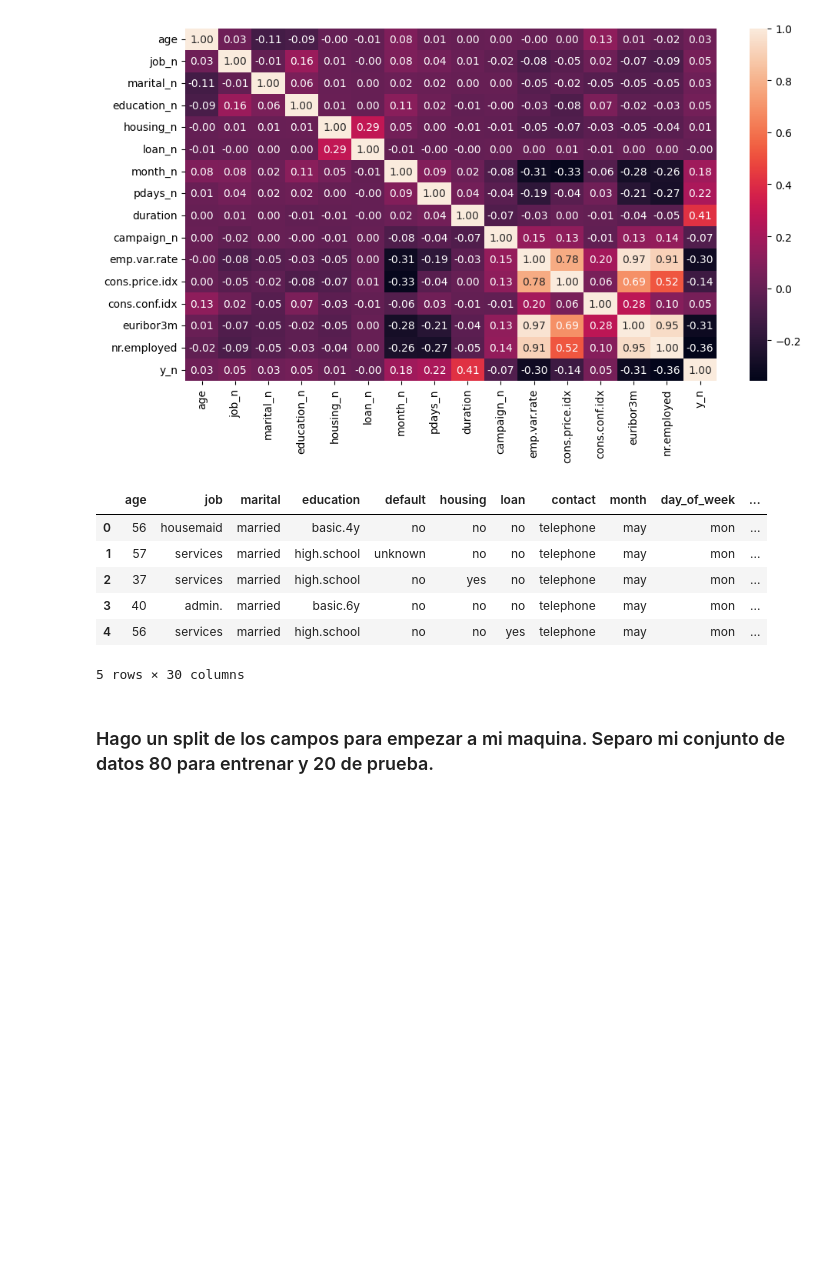
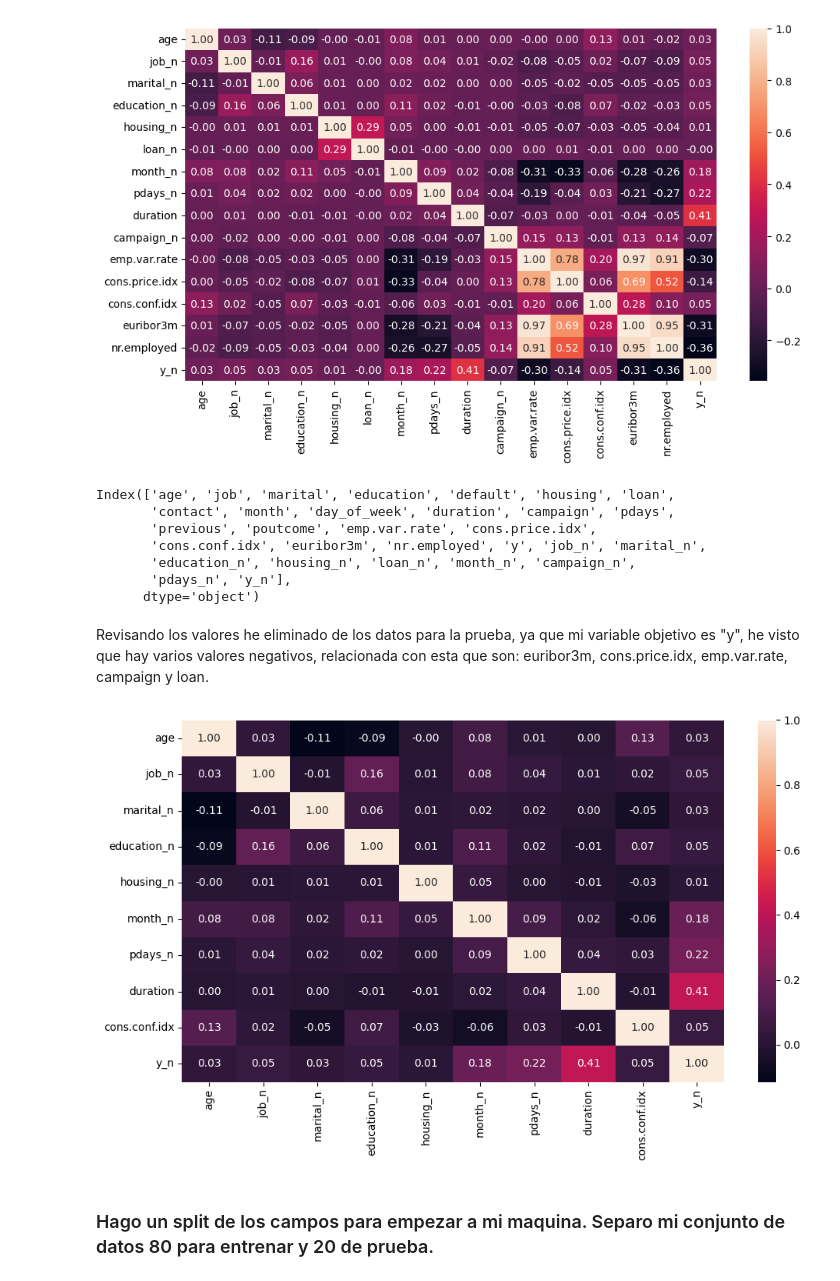
Before and after one commit to 4GeeksAcademy/machine-learning-python-template_jgg, a Jupyter notebook: src/explore.ipynb, the cells around one changed output. Drawn from its saved outputs; the diff is of its cells as text; code cells hidden in the pictures; blank space fills up the shorter version.

```diff
--- a/src/explore.ipynb
+++ b/src/explore.ipynb
@@ -248,15 +248,28 @@ plt.show()
 # %% [output]
 [figure]
 # %%
-dm_copia.head()
+dm_copia.columns
 # %% [output]
-|  | age | job | marital | education | default | housing | loan | contact | month | day_of_week | ... |
-| 0 | 56 | housemaid | married | basic.4y | no | no | no | telephone | may | mon | ... |
-| 1 | 57 | services | married | high.school | unknown | no | no | telephone | may | mon | ... |
-| 2 | 37 | services | married | high.school | no | yes | no | telephone | may | mon | ... |
-| 3 | 40 | admin. | married | basic.6y | no | no | no | telephone | may | mon | ... |
-| 4 | 56 | services | married | high.school | no | no | yes | telephone | may | mon | ... |
-5 rows × 30 columns
+Index(['age', 'job', 'marital', 'education', 'default', 'housing', 'loan',
+       'contact', 'month', 'day_of_week', 'duration', 'campaign', 'pdays',
+       'previous', 'poutcome', 'emp.var.rate', 'cons.price.idx',
+       'cons.conf.idx', 'euribor3m', 'nr.employed', 'y', 'job_n', 'marital_n',
+       'education_n', 'housing_n', 'loan_n', 'month_n', 'campaign_n',
+       'pdays_n', 'y_n'],
+      dtype='object')
+# %% [markdown]
+Revisando los valores he eliminado de los datos para la prueba, ya que mi variable objetivo es "y", he visto que hay varios valores negativos, relacionada con esta que son: euribor3m, cons.price.idx, emp.var.rate, campaign y loan.
+# %%
+fig, axis = plt.subplots(figsize = (10, 6))
+
+sns.heatmap(dm_copia[['age', 'job_n', 'marital_n', 'education_n', 'housing_n',
+              'month_n', 'pdays_n','duration','cons.conf.idx','y_n']].corr(), annot = True, fmt = ".2f")
+
+plt.tight_layout()
+
+plt.show()
+# %% [output]
+[figure, added]
 # %% [markdown]
 ### Hago un split de los campos para empezar a mi maquina. Separo mi conjunto de datos 80 para entrenar y 20 de prueba.
 # %%
```
Also changed, not shown: parts of 6 cells of this notebook, 2 other files.
